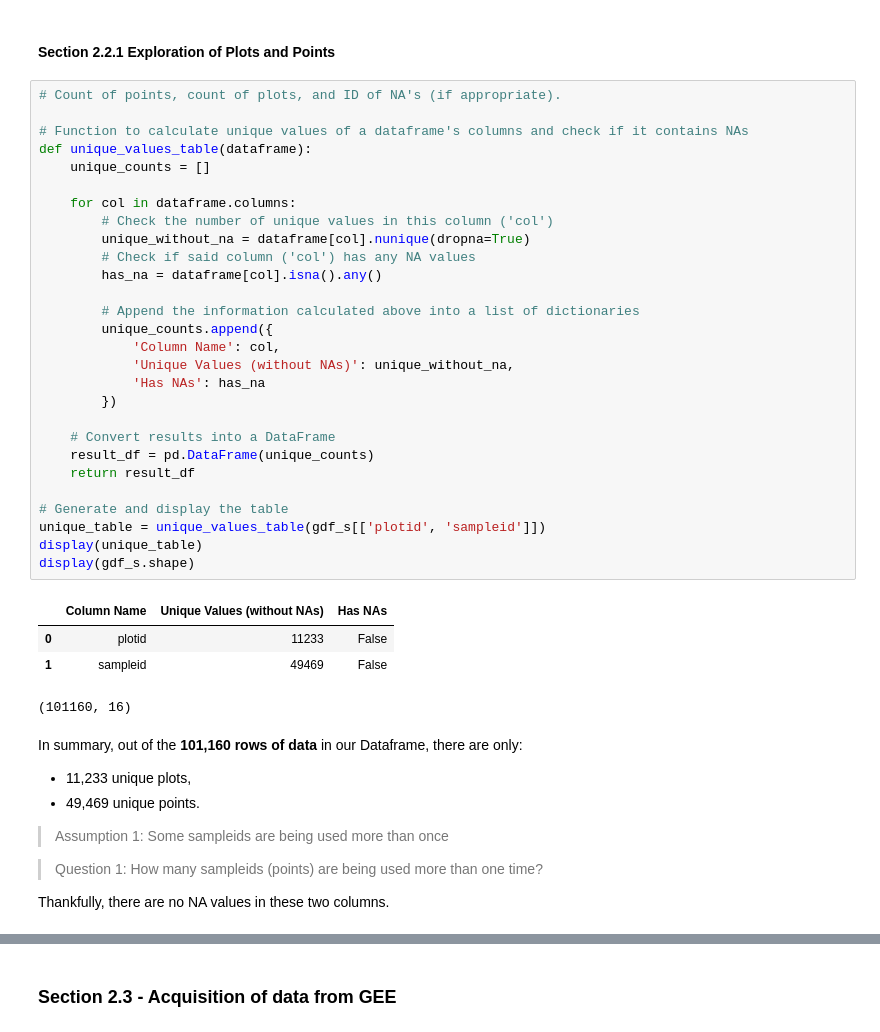
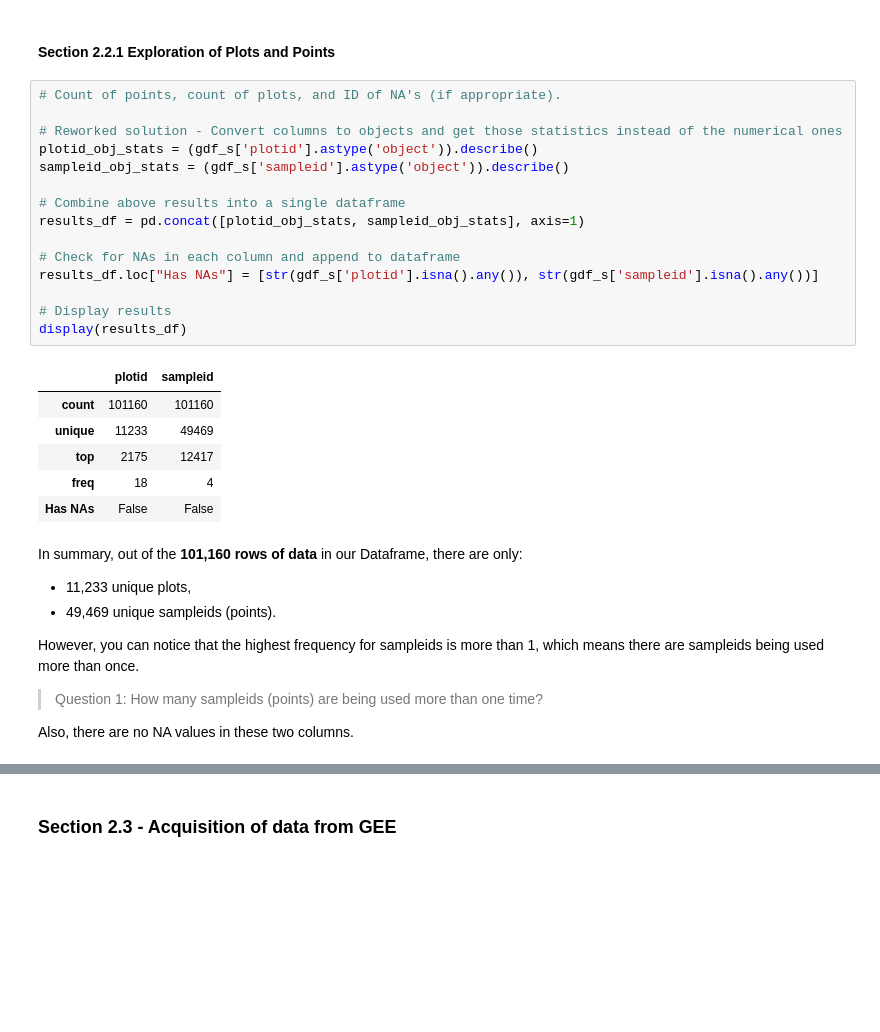
Before and after one commit to peaquainoo/NDMN-Notebooks, a Jupyter notebook: CostaRica-Notebook/Data Acquisition Team/DanV2_Pipeline_DAT.ipynb, the cells around one changed output, grey strips where cells are left out. Drawn from its saved outputs; the diff is of its cells as text; blank space fills up the shorter version.

```diff
--- a/CostaRica-Notebook/Data Acquisition Team/DanV2_Pipeline_DAT.ipynb
+++ b/CostaRica-Notebook/Data Acquisition Team/DanV2_Pipeline_DAT.ipynb
@@ -256,46 +259,35 @@ New translated gdf is named
 # %%
 # Count of points, count of plots, and ID of NA's (if appropriate).
 
-# Function to calculate unique values of a dataframe's columns and check if it contains NAs
-def unique_values_table(dataframe):
-    unique_counts = []
+# Reworked solution - Convert columns to objects and get those statistics instead of the numerical ones
+plotid_obj_stats = (gdf_s['plotid'].astype('object')).describe()
+sampleid_obj_stats = (gdf_s['sampleid'].astype('object')).describe()
 
-    for col in dataframe.columns:
-        # Check the number of unique values in this column ('col')
-        unique_without_na = dataframe[col].nunique(dropna=True)
-        # Check if said column ('col') has any NA values
-        has_na = dataframe[col].isna().any()
+# Combine above results into a single dataframe
+results_df = pd.concat([plotid_obj_stats, sampleid_obj_stats], axis=1)
 
-        # Append the information calculated above into a list of dictionaries
-        unique_counts.append({
-            'Column Name': col,
-            'Unique Values (without NAs)': unique_without_na,
-            'Has NAs': has_na
-        })
+# Check for NAs in each column and append to dataframe
+results_df.loc["Has NAs"] = [str(gdf_s['plotid'].isna().any()), str(gdf_s['sampleid'].isna().any())]
 
-    # Convert results into a DataFrame
-    result_df = pd.DataFrame(unique_counts)
-    return result_df
-
-# Generate and display the table
-unique_table = unique_values_table(gdf_s[['plotid', 'sampleid']])
-display(unique_table)
-display(gdf_s.shape)
+# Display results
+display(results_df)
 # %% [output]
-|  | Column Name | Unique Values (without NAs) | Has NAs |
-| 0 | plotid | 11233 | False |
-| 1 | sampleid | 49469 | False |
+|  | plotid | sampleid |
+| count | 101160 | 101160 |
+| unique | 11233 | 49469 |
+| top | 2175 | 12417 |
+| freq | 18 | 4 |
+| Has NAs | False | False |
-(101160, 16)
 # %% [markdown]
 In summary, out of the **101,160 rows of data** in our Dataframe, there are only:
 - 11,233 unique plots,
-- 49,469 unique points.
+- 49,469 unique sampleids (points).
 
-> Assumption 1: Some sampleids are being used more than once
+However, you can notice that the highest frequency for sampleids is more than 1, which means there are sampleids being used more than once.
 
 > Question 1: How many sampleids (points) are being used more than one time?
 
-Thankfully, there are no NA values in these two columns.
+Also, there are no NA values in these two columns.
 # %%
 # Count of plots that have fewer than 9 points per plot (and why)
 
```
Also changed, not shown: parts of 11 cells of this notebook.
